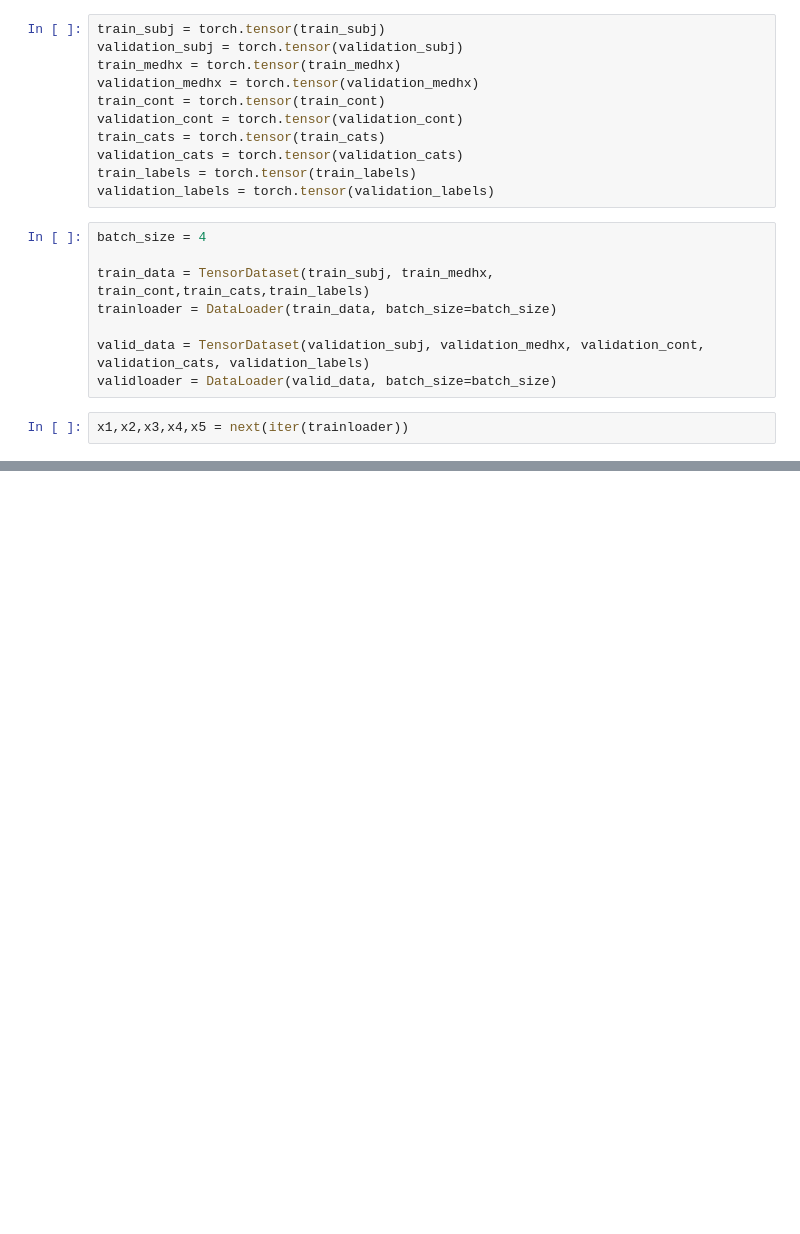
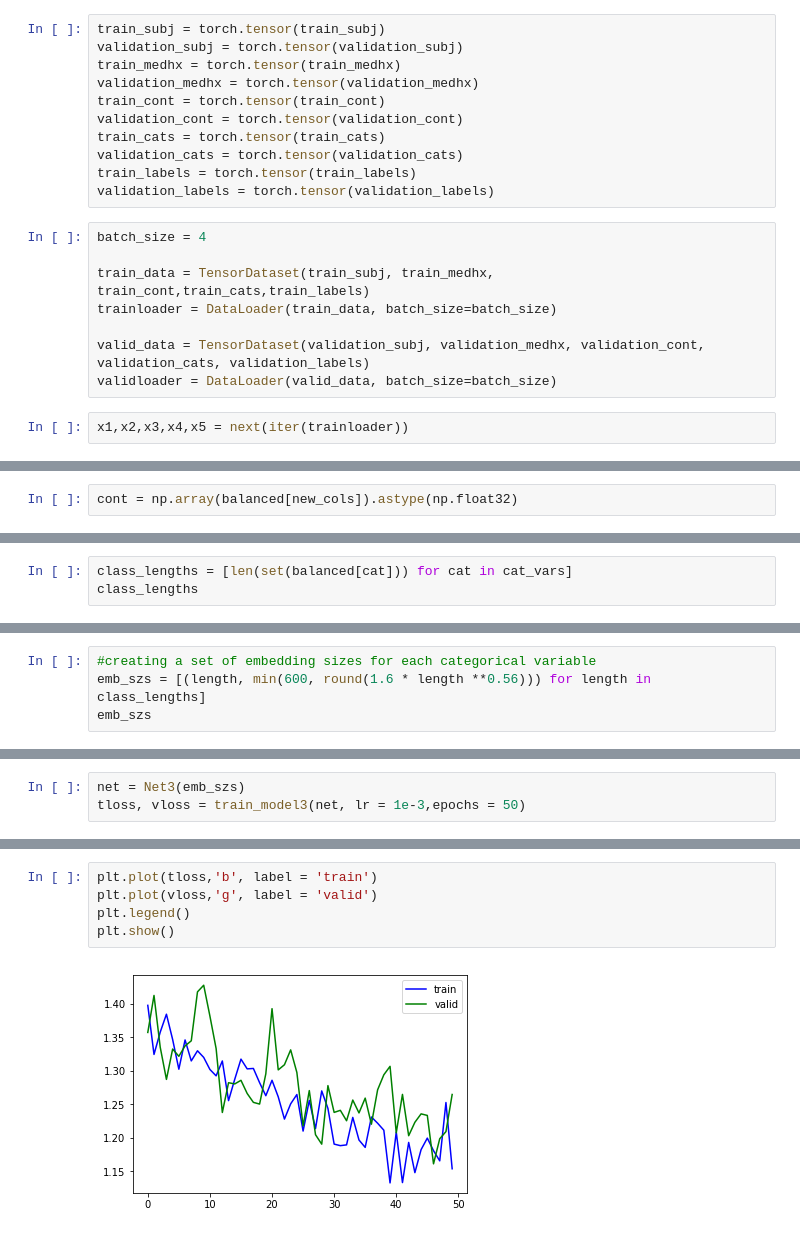
Before and after one commit to Jaskolk/ed-triage, a Jupyter notebook: complex_linear_classifier.ipynb, the cells around one changed output, grey strips where cells are left out. Saved outputs shown, nothing was run; the diff lists cells and outputs as text; blank space fills up the shorter version.

```diff
--- a/complex_linear_classifier.ipynb
+++ b/complex_linear_classifier.ipynb
@@ -598,0 +843,2 @@ plt.plot(cum_loss)
+# %%
+cont = np.array(balanced[new_cols]).astype(np.float32)
@@ -598,0 +849,3 @@ plt.plot(cum_loss)
+# %%
+class_lengths = [len(set(balanced[cat])) for cat in cat_vars]
+class_lengths
@@ -598,0 +866,4 @@ plt.plot(cum_loss)
+# %%
+#creating a set of embedding sizes for each categorical variable
+emb_szs = [(length, min(600, round(1.6 * length **0.56))) for length in class_lengths]
+emb_szs
@@ -598,0 +978,3 @@ plt.plot(cum_loss)
+# %%
+net = Net3(emb_szs)
+tloss, vloss = train_model3(net, lr = 1e-3,epochs = 50)
@@ -598,0 +999,7 @@ plt.plot(cum_loss)
+# %%
+plt.plot(tloss,'b', label = 'train')
+plt.plot(vloss,'g', label = 'valid')
+plt.legend()
+plt.show()
+# %% [output]
+[figure, added]
```
Also changed, not shown: parts of 77 cells of this notebook, 1 other file.
